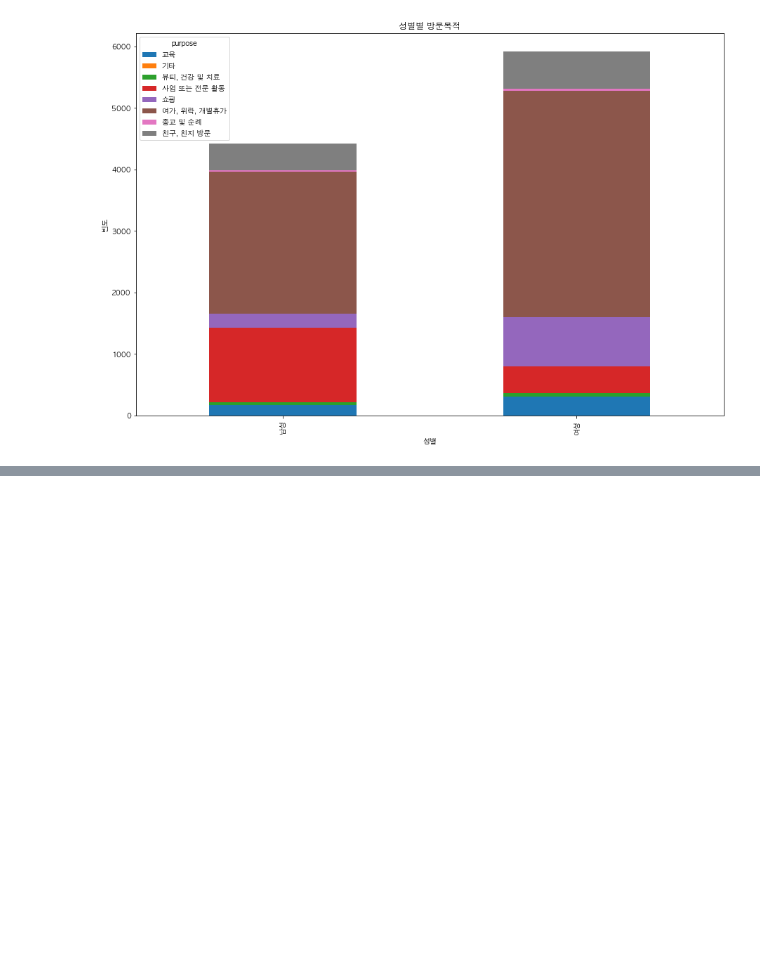
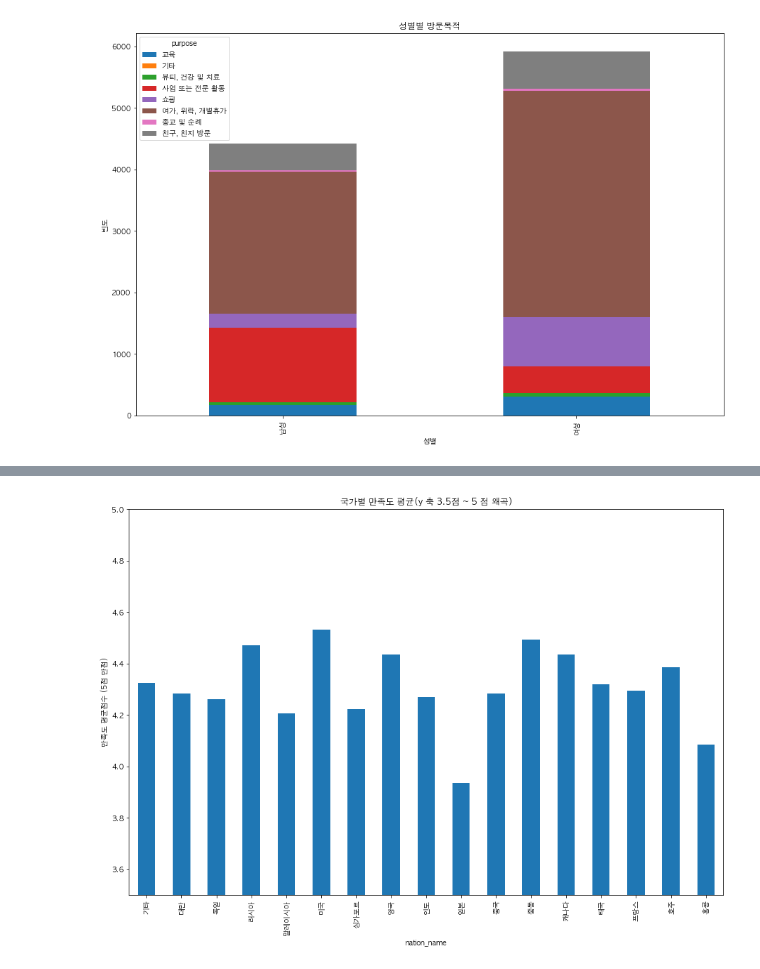
Before and after one commit to asdhgfasd1/2020, a Jupyter notebook: statistics/des_stats01.ipynb, the cells around one changed output, grey strips where cells are left out. Drawn from its saved outputs; the diff is of its cells as text; code cells hidden in the pictures; blank space fills up the shorter version.

```diff
--- a/statistics/des_stats01.ipynb
+++ b/statistics/des_stats01.ipynb
@@ -373,3 +373,8 @@ merge_name_stats = merge_name_stats.merge(purpose_name_df, how='inner', on='q5')
 merge_name_stats = merge_name_stats.merge(sex_name_df, how='inner', on='sex')
 
 merge_name_stats
+
+# 전체 만족도 점수 합계
+merge_name_stats.loc[:,'satisfaction_sum'] = merge_name_stats.iloc[:,4:14].sum(axis=1)
+# 전체 만족도 점수 평균
+merge_name_stats.loc[:,'satisfaction_mean'] = merge_name_stats.iloc[:,4:14].mean(axis=1)
@@ -444,0 +452,13 @@ plt.show()
+# %%
+# 국가별 만족도 평균
+nation_satisfac = merge_name_stats.groupby(["nation_name"])["satisfaction_mean"].mean()
+plt.ylim((3.5,5)) # y axis range settings
+plt.title('국가별 만족도 평균(y 축 3.5점 ~ 5 점 왜곡)')
+plt.xlabel('국가명')
+plt.ylabel('만족도 평균점수 (5점 만점)')
+nation_satisfac.plot(kind='bar',figsize=(15,10))
+plt.show()
+
+# 일본 여행객의 전반적 만족도 점수가 낮았다.
+# %% [output]
+[figure, added]
```
Also changed, not shown: parts of 2 cells of this notebook.
